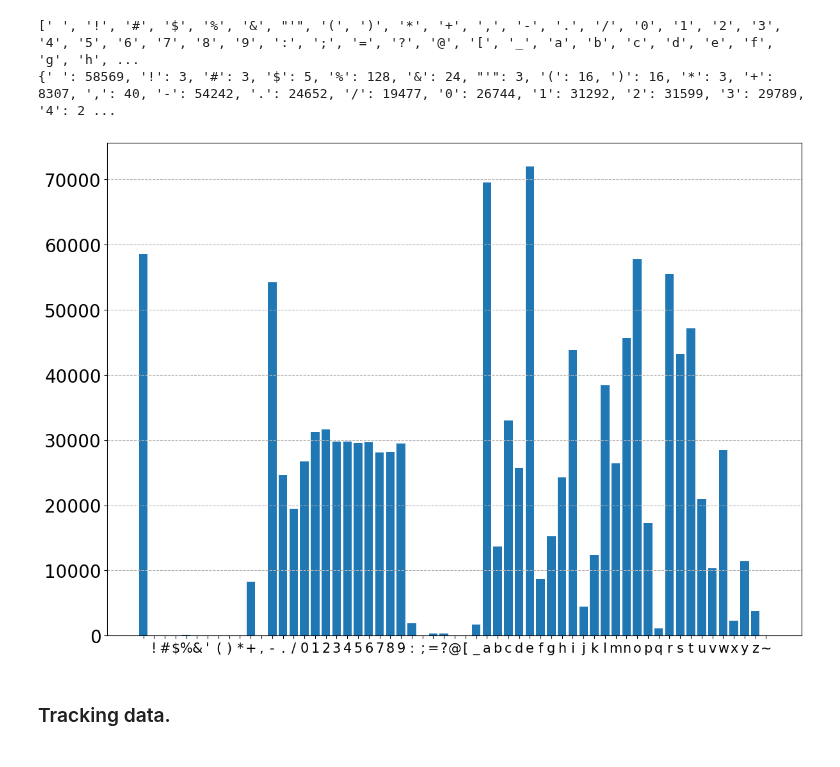
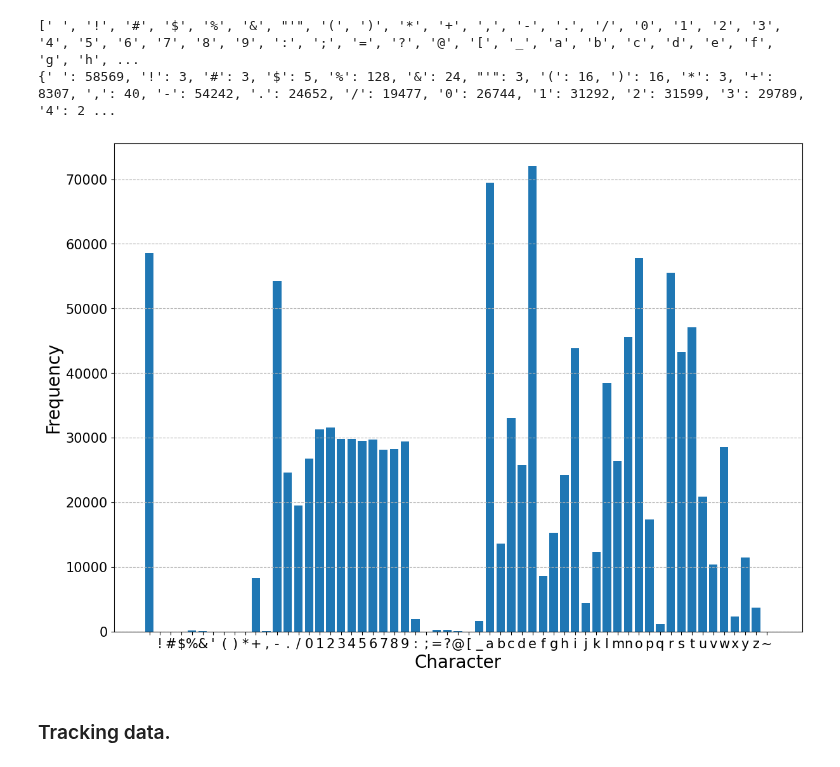
Before and after one commit to takayama-rado/trado_samples, a Jupyter notebook: colab_files/gafs_create_dataset.ipynb, the cells around one changed output. Saved outputs shown, nothing was run; the diff lists cells and outputs as text; code cells hidden in the pictures.

```diff
--- a/colab_files/gafs_create_dataset.ipynb
+++ b/colab_files/gafs_create_dataset.ipynb
@@ -167,17 +169,19 @@ print(char_counter)
 # %%
 x = np.arange(1, len(characters)+1)
 y = char_counter.values()
 label_x = char_counter.keys()
 
 plt.figure(figsize=(14, 10))
 plt.bar(x, y, align="center")
 plt.xticks(x, label_x)
 plt.grid(axis="y", linestyle="--")
 plt.xticks(fontsize=15)
-plt.yticks(fontsize=20)
+plt.yticks(fontsize=15)
+plt.xlabel("Character", fontsize=20)
+plt.ylabel("Frequency", fontsize=20)
 plt.show()
 # %% [output]
-[figure, old version]
+[figure, new version]
 # %% [markdown]
 ### Tracking data.
 # %%
```
Also changed, not shown: parts of 3 cells of this notebook.
